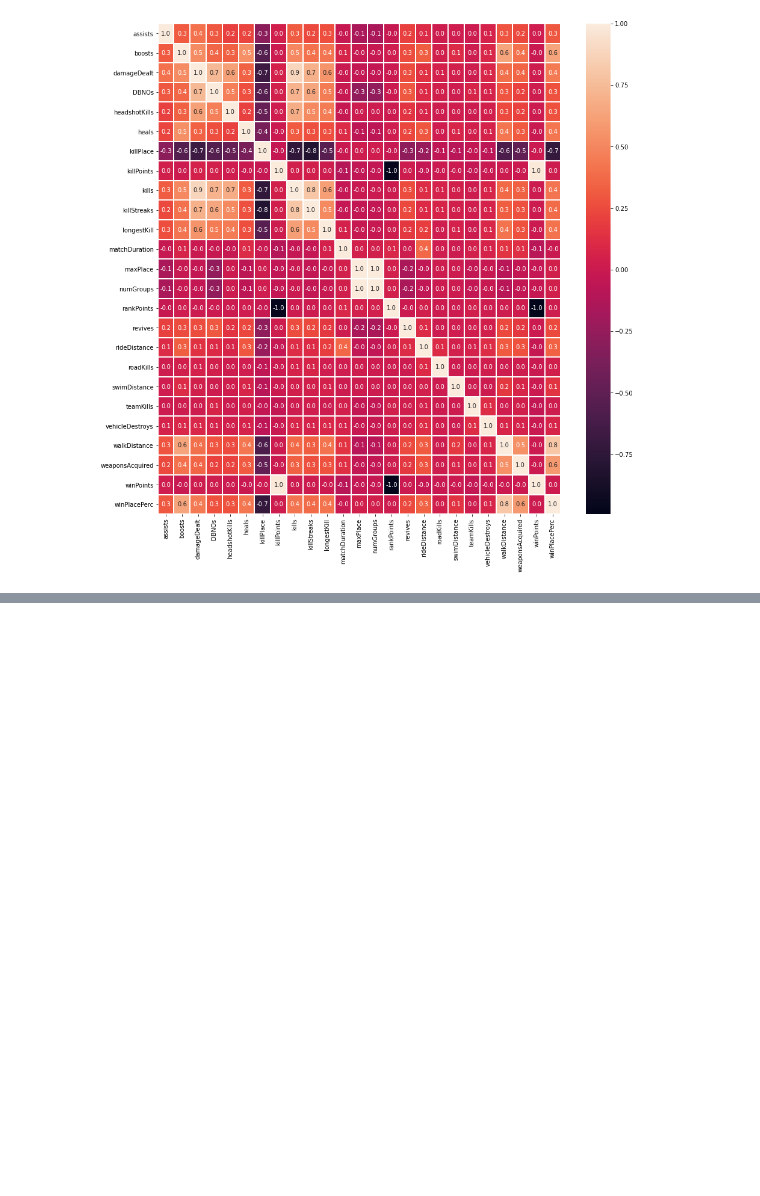
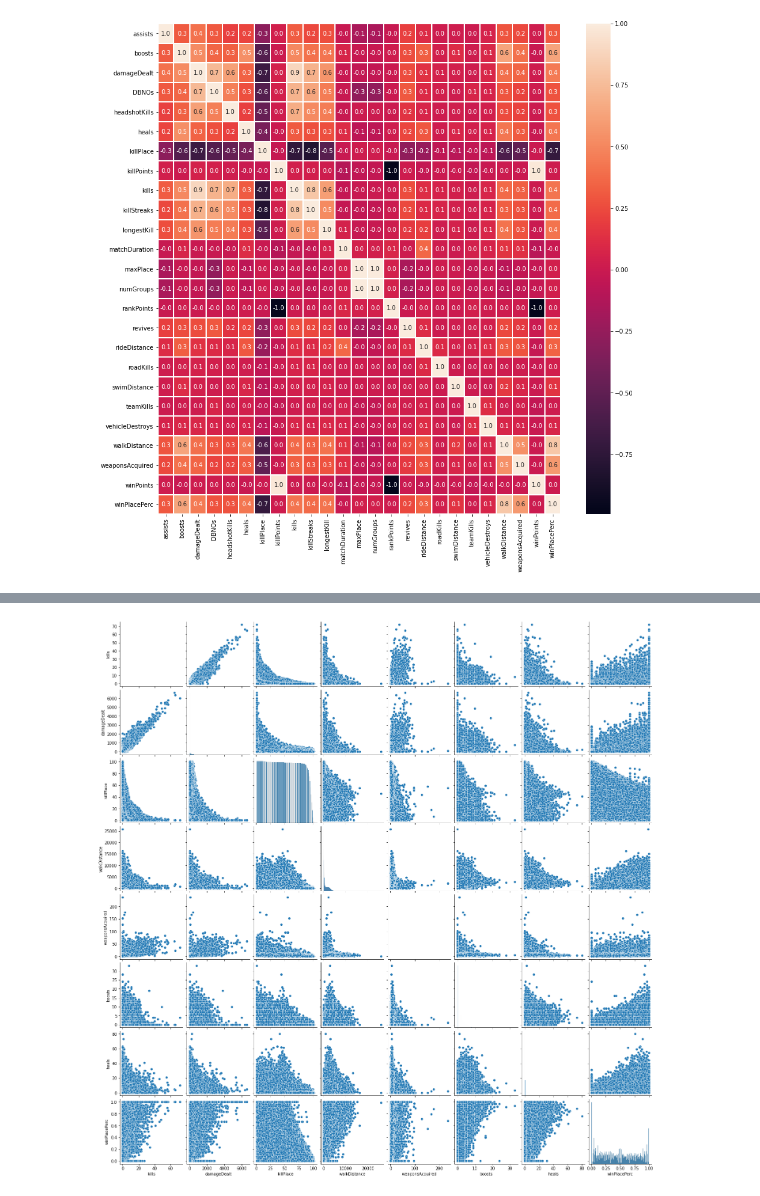
Before and after one commit to AlcadoSs/IDS-PUBGFinishPlacementPrediction, a Jupyter notebook: data_visualization.ipynb, the cells around one changed output, grey strips where cells are left out. Saved outputs shown, nothing was run; the diff lists cells and outputs as text; code cells hidden in the pictures; blank space fills up the shorter version.

```diff
--- a/data_visualization.ipynb
+++ b/data_visualization.ipynb
@@ -38,0 +189,5 @@ sns.heatmap(corr, annot=True, linewidths=1, fmt= '.1f')
+# %%
+sns.pairplot(trainset[['kills', 'damageDealt', 'killPlace', 'walkDistance', 'weaponsAcquired', 'boosts', 'heals', 'winPlacePerc']])
+plt.show()
+# %% [output]
+[figure, added]
```
Also changed, not shown: parts of 44 cells of this notebook, 2 other files.
